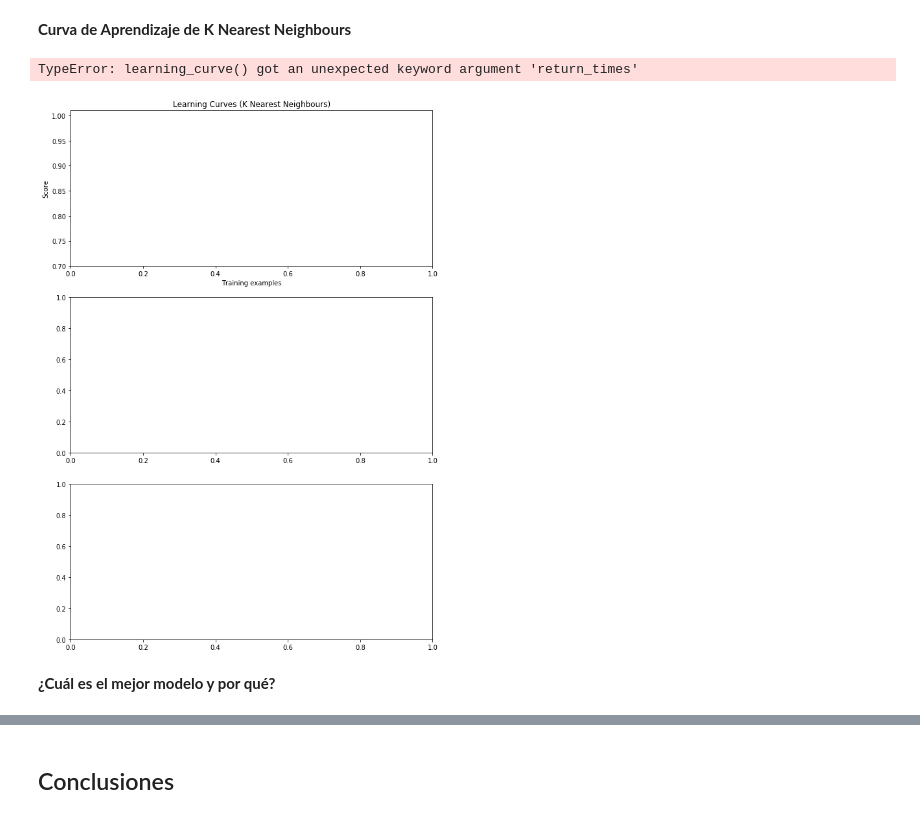
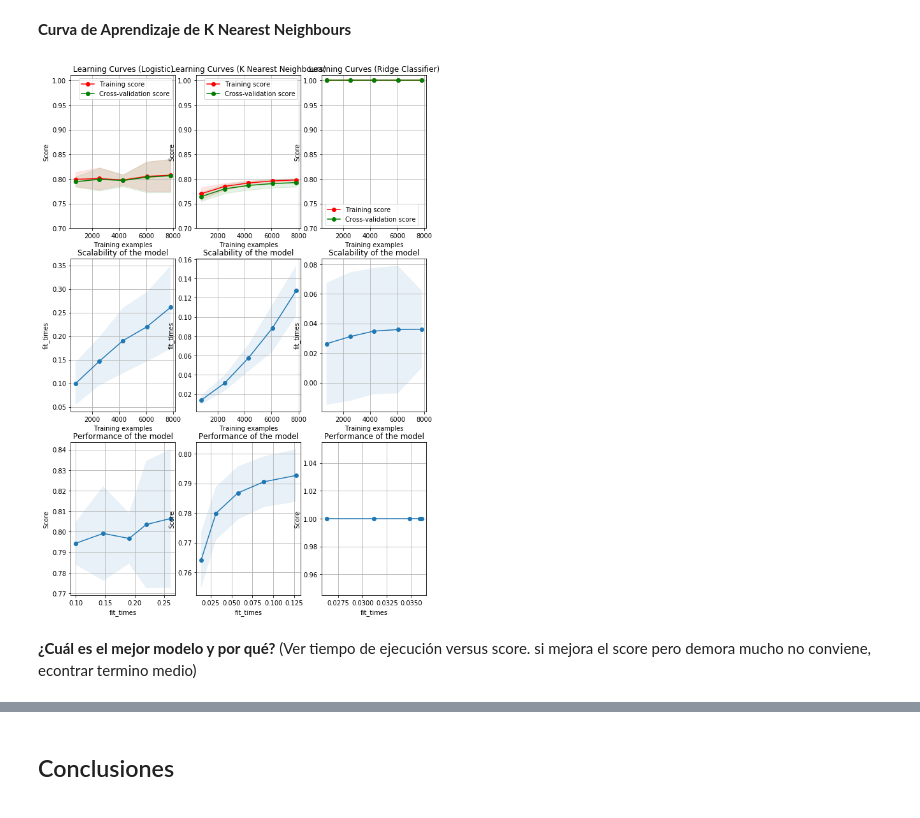
Before and after one commit to sofiaguarello/mat281_portfolio, a Jupyter notebook: m05_data_science/m05_final_project/m05_final_project.ipynb, the cells around one changed output, grey strips where cells are left out. Drawn from its saved outputs; the diff is of its cells as text; code cells hidden in the pictures.

```diff
--- a/m05_data_science/m05_final_project/m05_final_project.ipynb
+++ b/m05_data_science/m05_final_project/m05_final_project.ipynb
@@ -464,7 +466,7 @@ from sklearn.model_selection import GridSearchCV
 from sklearn.neighbors import KNeighborsClassifier
 # %%
 grid = {"n_neighbors": np.arange(1, 15)}
-knn=GridSearchCV(KNeighborsClassifier(),param_grid=grid, scoring='precision',cv=10)
+knn=GridSearchCV(KNeighborsClassifier(),param_grid=grid, scoring='precision',cv=5)
 knn.fit(X_train,y_train)
 knn.best_params_
 # %% [output]
@@ -491,8 +493,8 @@ Lo que hace el **Ridge Classifier** es convertir la variable target binaria en {
 # %%
 from sklearn.linear_model import RidgeClassifier
 # %%
-grid_ridge = {'alpha': np.arange(0, 5)}
-my_model=GridSearchCV(RidgeClassifier(),param_grid=grid_ridge, scoring='precision',cv=10)
+grid_ridge = {'alpha': np.arange(0, 5, 0.1)}
+my_model=GridSearchCV(RidgeClassifier(),param_grid=grid_ridge, scoring='precision',cv=5)
 my_model.fit(X_train,y_train)
 my_model.best_params_
 # %% [output]
@@ -671,24 +694,40 @@ import matplotlib.pyplot as plt
 # %% [markdown]
 **Curva de Aprendizaje de K Nearest Neighbours**
 # %%
-#PREGUNTAR ERROR Y QUE PONER EN X
-fig, axes = plt.subplots(3, 1, figsize=(10, 15))
+#PREGUNTAR ERROR y QUE PONER EN X.. test?
+fig, axes = plt.subplots(3, 3, figsize=(10, 15))
 
+title = "Learning Curves (Logistic)"
+# Cross validation with 100 iterations to get smoother mean test and train
+# score curves, each time with 20% data randomly selected as a validation set.
+cv = ShuffleSplit(n_splits=100, test_size=0.2, random_state=0)
+
+estimator = logistic
+plot_learning_curve(estimator, title, X_test, y_test, axes=axes[:,0], ylim=(0.7, 1.01),
+                    cv=cv, n_jobs=4)
 title = "Learning Curves (K Nearest Neighbours)"
 # Cross validation with 100 iterations to get smoother mean test and train
 # score curves, each time with 20% data randomly selected as a validation set.
 cv = ShuffleSplit(n_splits=100, test_size=0.2, random_state=0)
 
 estimator = knn.best_estimator_
-plot_learning_curve(estimator, title, X_test, y_test, axes=axes, ylim=(0.7, 1.01),
+plot_learning_curve(estimator, title, X_test, y_test, axes=axes[:,1], ylim=(0.7, 1.01),
+                    cv=cv, n_jobs=4)
+title = "Learning Curves (Ridge Classifier)"
+# Cross validation with 100 iterations to get smoother mean test and train
+# score curves, each time with 20% data randomly selected as a validation set.
+cv = ShuffleSplit(n_splits=100, test_size=0.2, random_state=0)
+
+estimator = my_model.best_estimator_
+plot_learning_curve(estimator, title, X_test, y_test, axes=axes[:,2], ylim=(0.7, 1.01),
                     cv=cv, n_jobs=4)
 
 plt.show()
 # %% [output]
-TypeError: learning_curve() got an unexpected keyword argument 'return_times'
-[figure, old version]
+[figure, new version]
 # %% [markdown]
 **¿Cuál es el mejor modelo y por qué?**
+(Ver tiempo de ejecución versus score. si mejora el score pero demora mucho no conviene, econtrar termino medio)
 # %% [markdown]
 <a id='conclusions'></a>
 # %% [markdown]
```
Also changed, not shown: parts of 18 cells of this notebook.
